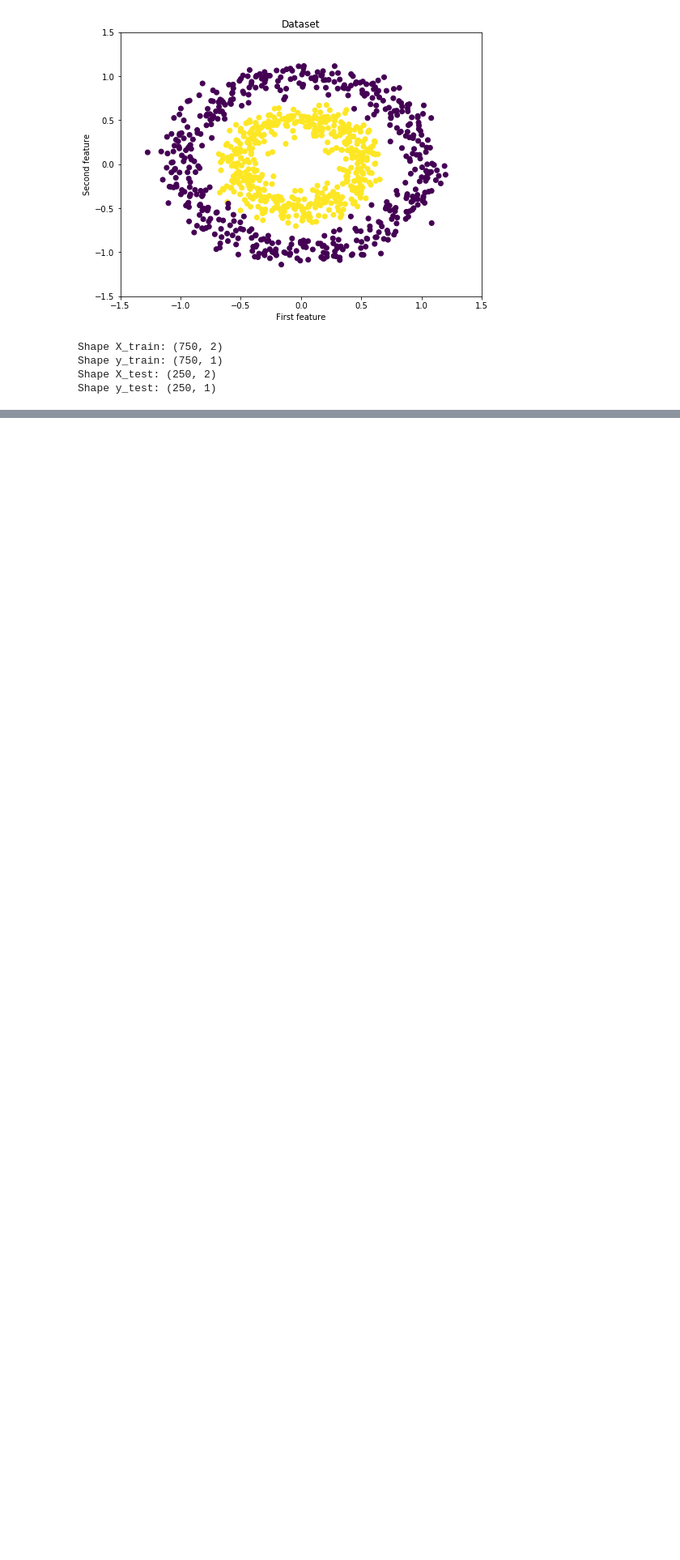
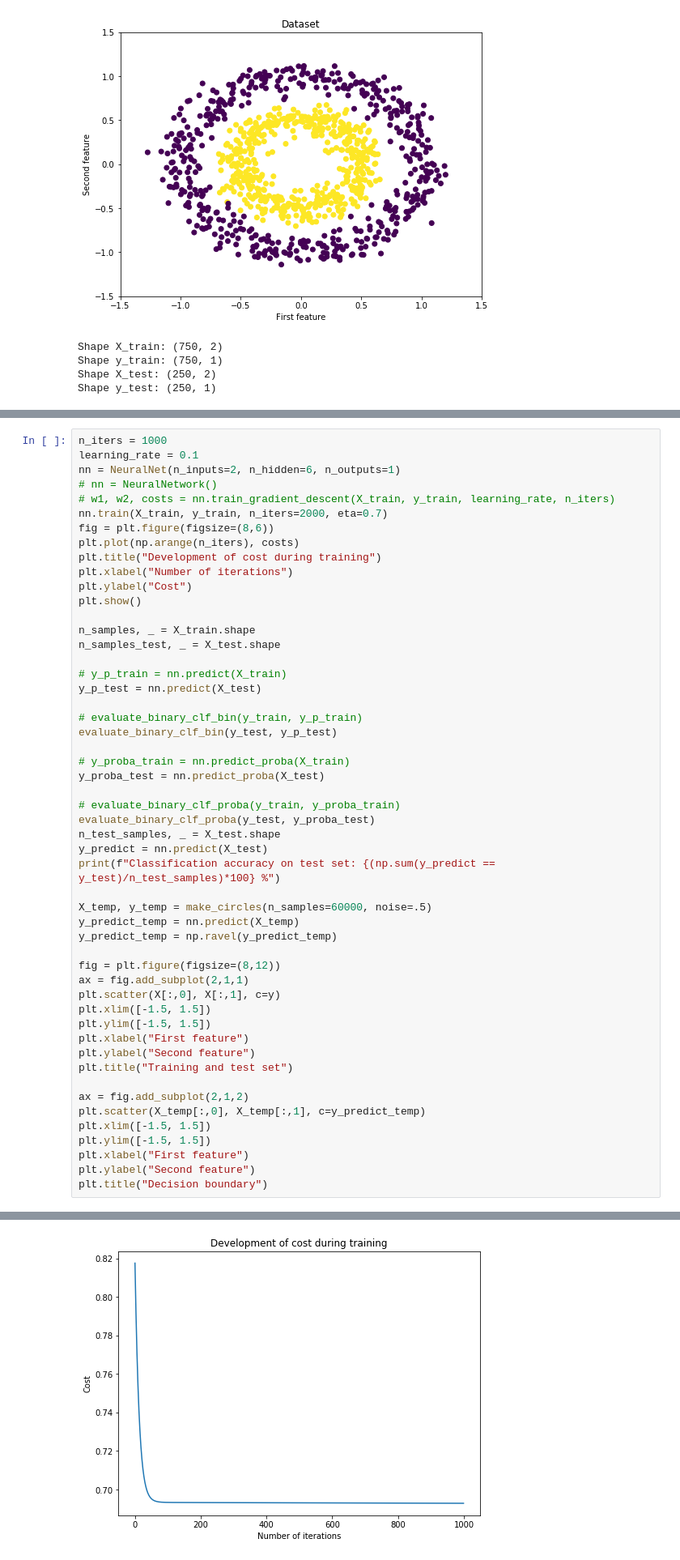
Before and after one commit to DehaoWang/ml_impl, a Jupyter notebook: Neural_Network.ipynb, the cells around one changed output, grey strips where cells are left out. Shown: that part at 81% size. Drawn from its saved outputs; the diff is of its cells as text; blank space fills up the shorter version.

```diff
--- a/Neural_Network.ipynb
+++ b/Neural_Network.ipynb
@@ -64,0 +158,53 @@ Shape y_test: (250, 1)
+# %%
+n_iters = 1000
+learning_rate = 0.1
+nn = NeuralNet(n_inputs=2, n_hidden=6, n_outputs=1)
+# nn = NeuralNetwork()
+# w1, w2, costs = nn.train_gradient_descent(X_train, y_train, learning_rate, n_iters)
+nn.train(X_train, y_train, n_iters=2000, eta=0.7)
+fig = plt.figure(figsize=(8,6))
+plt.plot(np.arange(n_iters), costs)
+plt.title("Development of cost during training")
+plt.xlabel("Number of iterations")
+plt.ylabel("Cost")
+plt.show()
+
+n_samples, _ = X_train.shape
+n_samples_test, _ = X_test.shape
+
+# y_p_train = nn.predict(X_train)
+y_p_test = nn.predict(X_test)
+
+# evaluate_binary_clf_bin(y_train, y_p_train)
+evaluate_binary_clf_bin(y_test, y_p_test)
+
+# y_proba_train = nn.predict_proba(X_train)
+y_proba_test = nn.predict_proba(X_test)
+
+# evaluate_binary_clf_proba(y_train, y_proba_train)
+evaluate_binary_clf_proba(y_test, y_proba_test)
+n_test_samples, _ = X_test.shape
+y_predict = nn.predict(X_test)
+print(f"Classification accuracy on test set: {(np.sum(y_predict == y_test)/n_test_samples)*100} %")
+
+X_temp, y_temp = make_circles(n_samples=60000, noise=.5)
+y_predict_temp = nn.predict(X_temp)
+y_predict_temp = np.ravel(y_predict_temp)
+
+fig = plt.figure(figsize=(8,12))
+ax = fig.add_subplot(2,1,1)
+plt.scatter(X[:,0], X[:,1], c=y)
+plt.xlim([-1.5, 1.5])
+plt.ylim([-1.5, 1.5])
+plt.xlabel("First feature")
+plt.ylabel("Second feature")
+plt.title("Training and test set")
+
+ax = fig.add_subplot(2,1,2)
+plt.scatter(X_temp[:,0], X_temp[:,1], c=y_predict_temp)
+plt.xlim([-1.5, 1.5])
+plt.ylim([-1.5, 1.5])
+plt.xlabel("First feature")
+plt.ylabel("Second feature")
+plt.title("Decision boundary")
+# %% [output]
@@ -64,0 +231 @@ Shape y_test: (250, 1)
+[figure, added]
```
Also changed, not shown: parts of 4 cells of this notebook, 1 other file.
